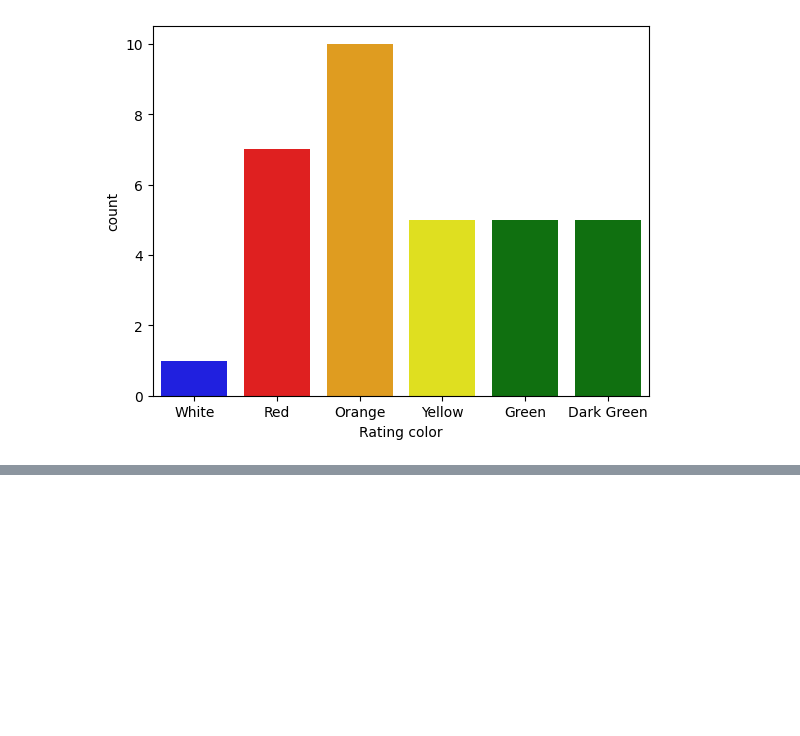
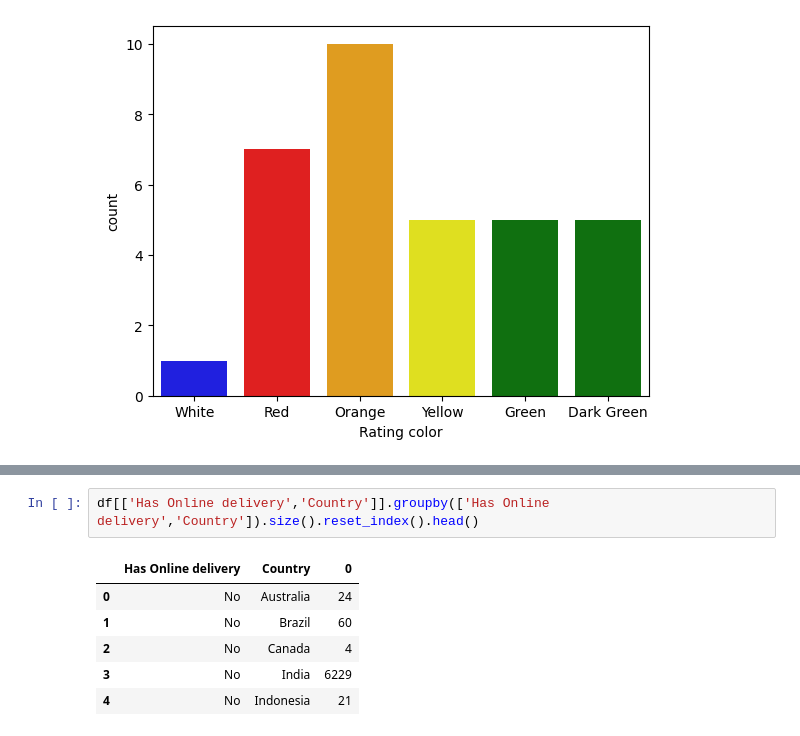
Before and after one commit to BibekRai44/Hands-on-Machine-Learning, a Jupyter notebook: zomato-eda.ipynb, the cells around one changed output, grey strips where cells are left out. Drawn from its saved outputs; the diff is of its cells as text; blank space fills up the shorter version.

```diff
--- a/zomato-eda.ipynb
+++ b/zomato-eda.ipynb
@@ -209,0 +253,9 @@ sns.countplot(data=ratings,x="Rating color",palette=['blue','red','orange','yell
+# %%
+df[['Has Online delivery','Country']].groupby(['Has Online delivery','Country']).size().reset_index().head()
+# %% [output]
+|  | Has Online delivery | Country | 0 |
+| 0 | No | Australia | 24 |
+| 1 | No | Brazil | 60 |
+| 2 | No | Canada | 4 |
+| 3 | No | India | 6229 |
+| 4 | No | Indonesia | 21 |
```
Also changed, not shown: parts of 10 cells of this notebook.
